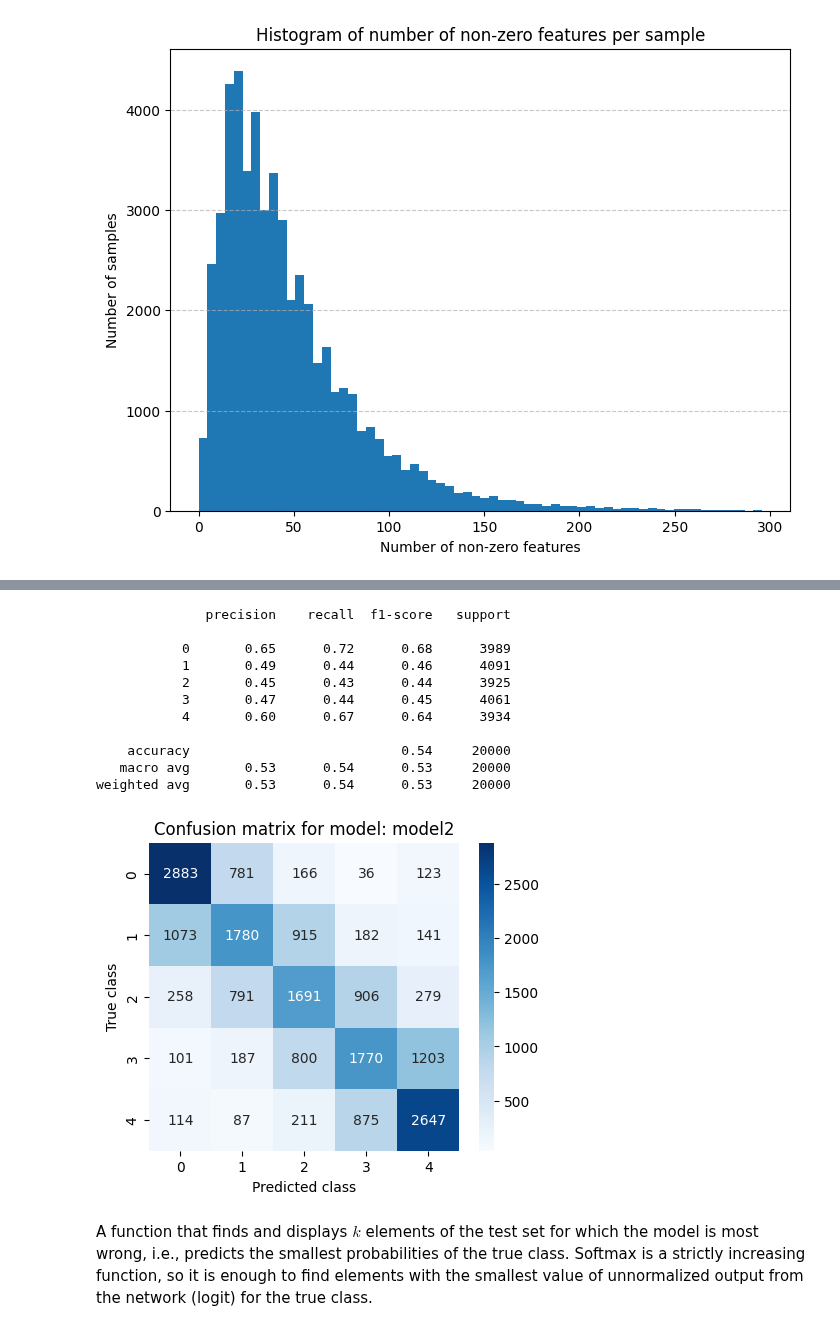
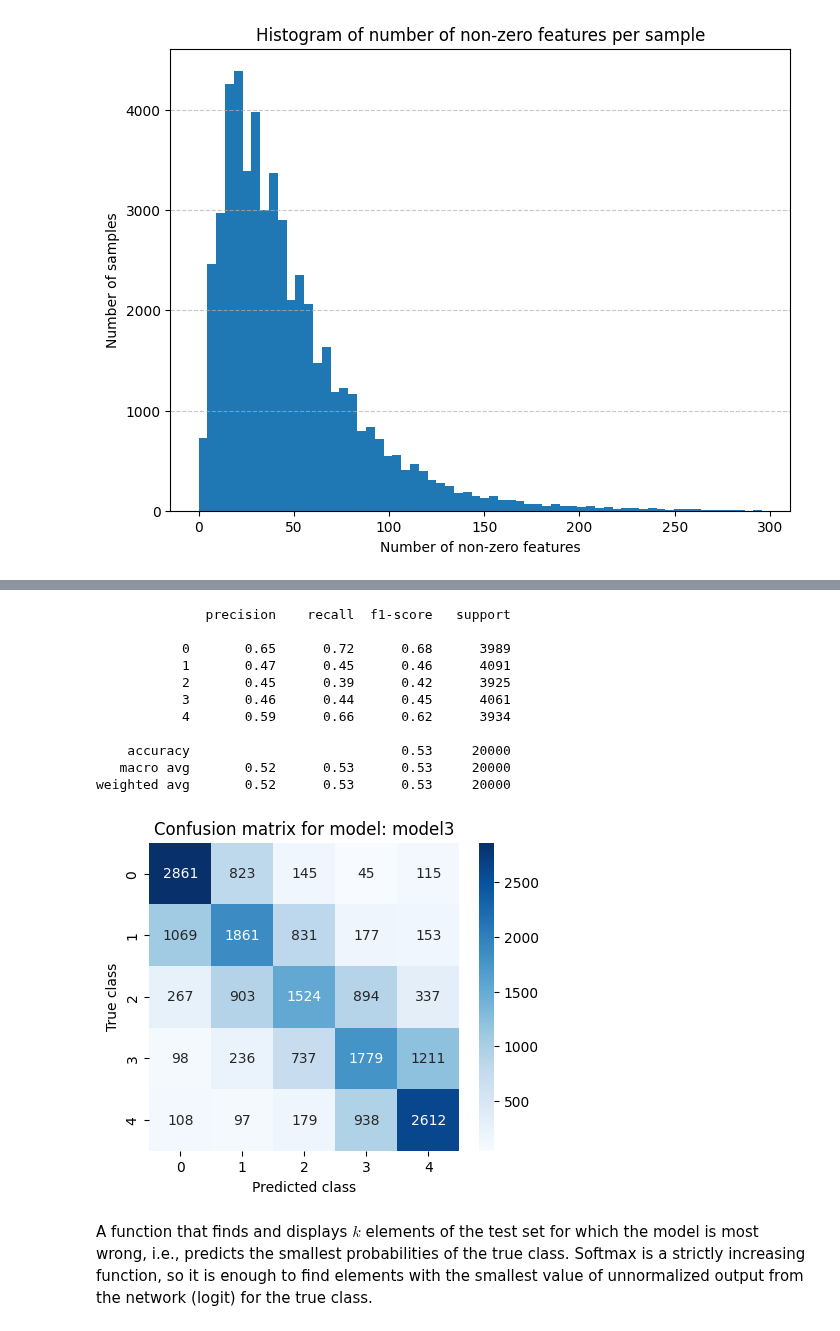
Before and after one commit to kpta119/Yelp-Review-Rating-Classification, a Jupyter notebook: Classic_methods_of_text_classification.ipynb, the cells around one changed output, grey strips where cells are left out. Drawn from its saved outputs; the diff is of its cells as text; code cells hidden in the pictures.

```diff
--- a/Classic_methods_of_text_classification.ipynb
+++ b/Classic_methods_of_text_classification.ipynb
@@ -382,51 +427,51 @@ create_loss_plot(train_losses, val_losses, train_acc, val_acc)
 # %%
 from sklearn.metrics import classification_report
 import seaborn as sns
 from sklearn.metrics import confusion_matrix
 
 # Model evaluation
-def get_data_to_eval(model, data_loader, criterion):
+def get_data_to_eval(model, data_loader):
   model.eval()
   preds_l = []
   targets_l = []
   with torch.inference_mode():
       for inputs, targets in data_loader:
           device = next(model.parameters()).device
           inputs, targets = inputs.to(device), targets.to(device)
           outputs = model(inputs)
           _, predicted = torch.max(outputs, 1)
           preds_l.extend(predicted.cpu().numpy())
           targets_l.extend(targets.cpu().numpy())
   return preds_l, targets_l
 
-for name, model in classifiers.items():
-  preds, targets = get_data_to_eval(model, loaders["test"], criterion)
-  labels = [str(i) for i in range(0,5)]
+the_best_model = classifiers[the_best_val_loss_model]
+preds, targets = get_data_to_eval(the_best_model, loaders["test"])
+labels = [str(i) for i in range(0,5)]
 
-  report = classification_report(targets, preds, target_names = labels)
-  print(report)
+report = classification_report(targets, preds, target_names = labels)
+print(report)
 
-  # Confusion matrix
-  cm = confusion_matrix(targets, preds)
-  plt.figure(figsize=(5, 4))
-  sns.heatmap(cm, annot=True, fmt='d', cmap='Blues', xticklabels=labels, yticklabels=labels)
-  plt.title(f'Confusion matrix for model: {name}')
-  plt.xlabel('Predicted class')
-  plt.ylabel('True class')
-  plt.show()
+# Confusion matrix
+cm = confusion_matrix(targets, preds)
+plt.figure(figsize=(5, 4))
+sns.heatmap(cm, annot=True, fmt='d', cmap='Blues', xticklabels=labels, yticklabels=labels)
+plt.title(f'Confusion matrix for model: {the_best_val_loss_model}')
+plt.xlabel('Predicted class')
+plt.ylabel('True class')
+plt.show()
 # %% [output]
               precision    recall  f1-score   support
 
            0       0.65      0.72      0.68      3989
-           1       0.49      0.44      0.46      4091
-           2       0.45      0.43      0.44      3925
-           3       0.47      0.44      0.45      4061
-           4       0.60      0.67      0.64      3934
+           1       0.47      0.45      0.46      4091
+           2       0.45      0.39      0.42      3925
+           3       0.46      0.44      0.45      4061
+           4       0.59      0.66      0.62      3934
 
-    accuracy                           0.54     20000
-   macro avg       0.53      0.54      0.53     20000
-weighted avg       0.53      0.54      0.53     20000
+    accuracy                           0.53     20000
+   macro avg       0.52      0.53      0.53     20000
+weighted avg       0.52      0.53      0.53     20000
-[figure, old version]
+[figure, new version]
 # %% [markdown]
 A function that finds and displays $k$ elements of the test set for which the model is most wrong, i.e., predicts the smallest probabilities of the true class. Softmax is a strictly increasing function, so it is enough to find elements with the smallest value of unnormalized output from the network (logit) for the true class.
 # %%
```
Also changed, not shown: parts of 3 cells of this notebook.
